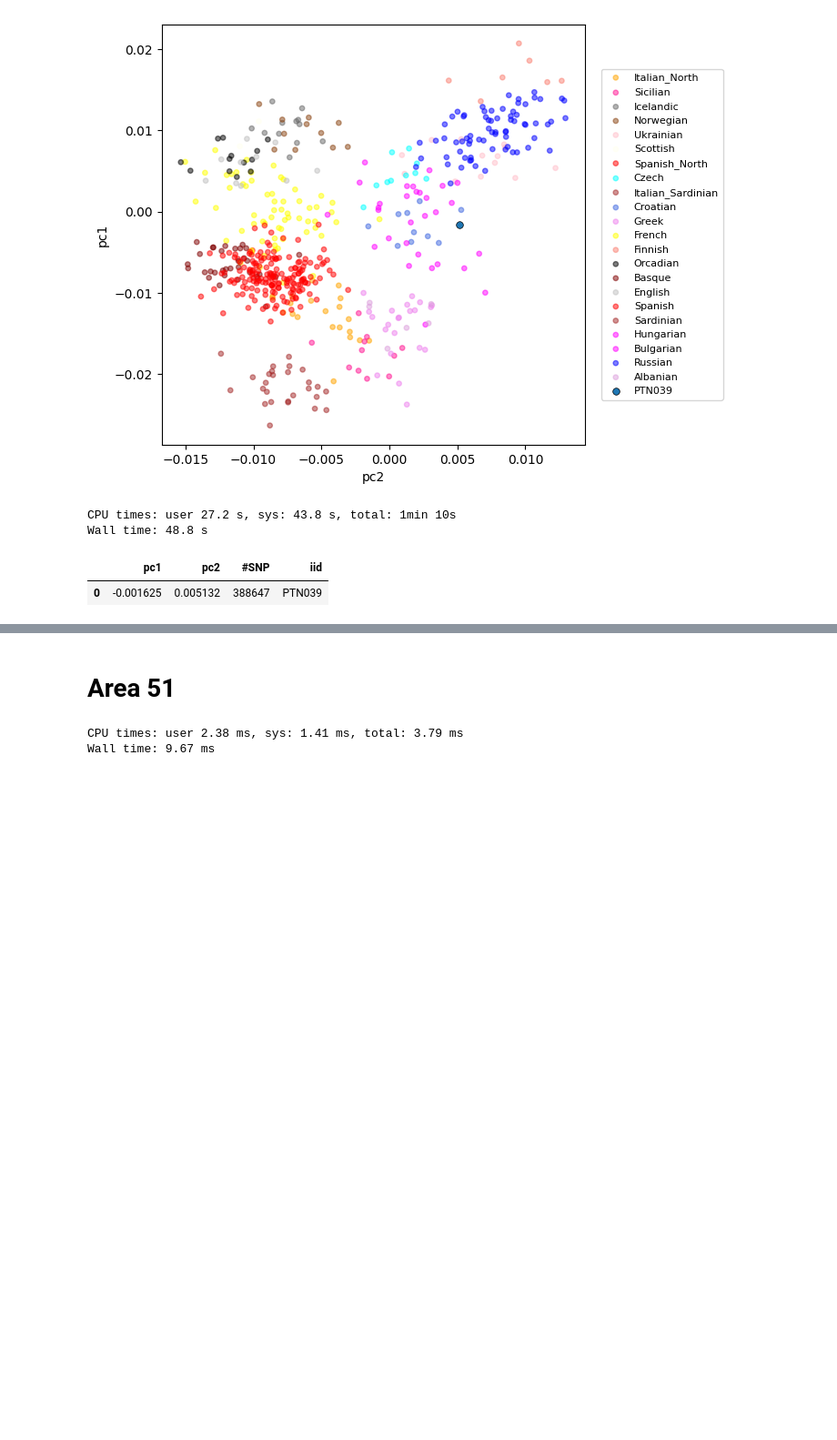
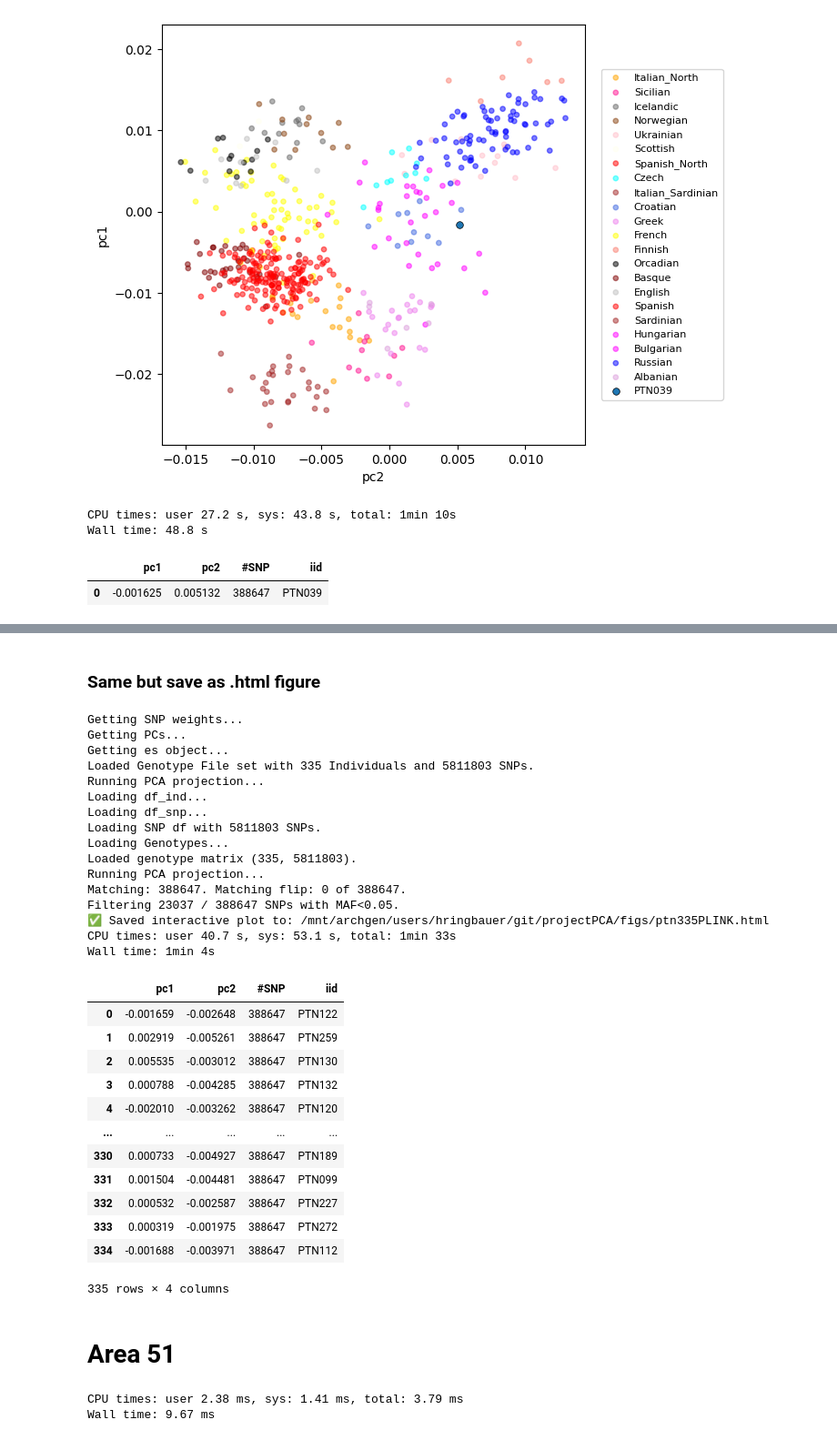
Before and after one commit to hringbauer/projectPCA, a Jupyter notebook: notebooks/dev_load_data.ipynb, the cells around one changed output, grey strips where cells are left out. Shown at 91% size. Cells and saved outputs as stored; diff of their text form; code cells hidden in the pictures; blank space fills up the shorter version.

```diff
--- a/notebooks/dev_load_data.ipynb
+++ b/notebooks/dev_load_data.ipynb
@@ -142,3 +171,41 @@ Wall time: 48.8 s
+# %% [markdown]
+### Same but save as .html figure
+# %%
+%%time
+project_eigenstrat(es_path="/mnt/archgen/users/hringbauer/git/EPIDEMIC/output/plink/bd_ptn_335",
+                   pca="EU", es_type="plink",  plot=['pc2', 'pc1'], iids=[],
+                   plot_bgrd_c=True, verbose=True, flip=True,
+                   fig_path='/mnt/archgen/users/hringbauer/git/projectPCA/figs/ptn335PLINK.html')
+# %% [output]
+Getting SNP weights...
+Getting PCs...
+Getting es object...
+Loaded Genotype File set with 335 Individuals and 5811803 SNPs.
+Running PCA projection...
+Loading df_ind...
+Loading df_snp...
+Loading SNP df with 5811803 SNPs.
+Loading Genotypes...
+Loaded genotype matrix (335, 5811803).
+Running PCA projection...
+Matching: 388647. Matching flip: 0 of 388647.
+Filtering 23037 / 388647 SNPs with MAF<0.05.
+✅ Saved interactive plot to: /mnt/archgen/users/hringbauer/git/projectPCA/figs/ptn335PLINK.html
+CPU times: user 40.7 s, sys: 53.1 s, total: 1min 33s
+Wall time: 1min 4s
+|  | pc1 | pc2 | #SNP | iid |
+| 0 | -0.001659 | -0.002648 | 388647 | PTN122 |
+| 1 | 0.002919 | -0.005261 | 388647 | PTN259 |
+| 2 | 0.005535 | -0.003012 | 388647 | PTN130 |
+| 3 | 0.000788 | -0.004285 | 388647 | PTN132 |
+| 4 | -0.002010 | -0.003262 | 388647 | PTN120 |
+| ... | ... | ... | ... | ... |
+| 330 | 0.000733 | -0.004927 | 388647 | PTN189 |
+| 331 | 0.001504 | -0.004481 | 388647 | PTN099 |
+| 332 | 0.000532 | -0.002587 | 388647 | PTN227 |
+| 333 | 0.000319 | -0.001975 | 388647 | PTN272 |
+| 334 | -0.001688 | -0.003971 | 388647 | PTN112 |
+335 rows × 4 columns
 # %% [markdown]
 # Area 51
 # %%
```
Also changed, not shown: parts of 3 cells of this notebook, 3 other files.
